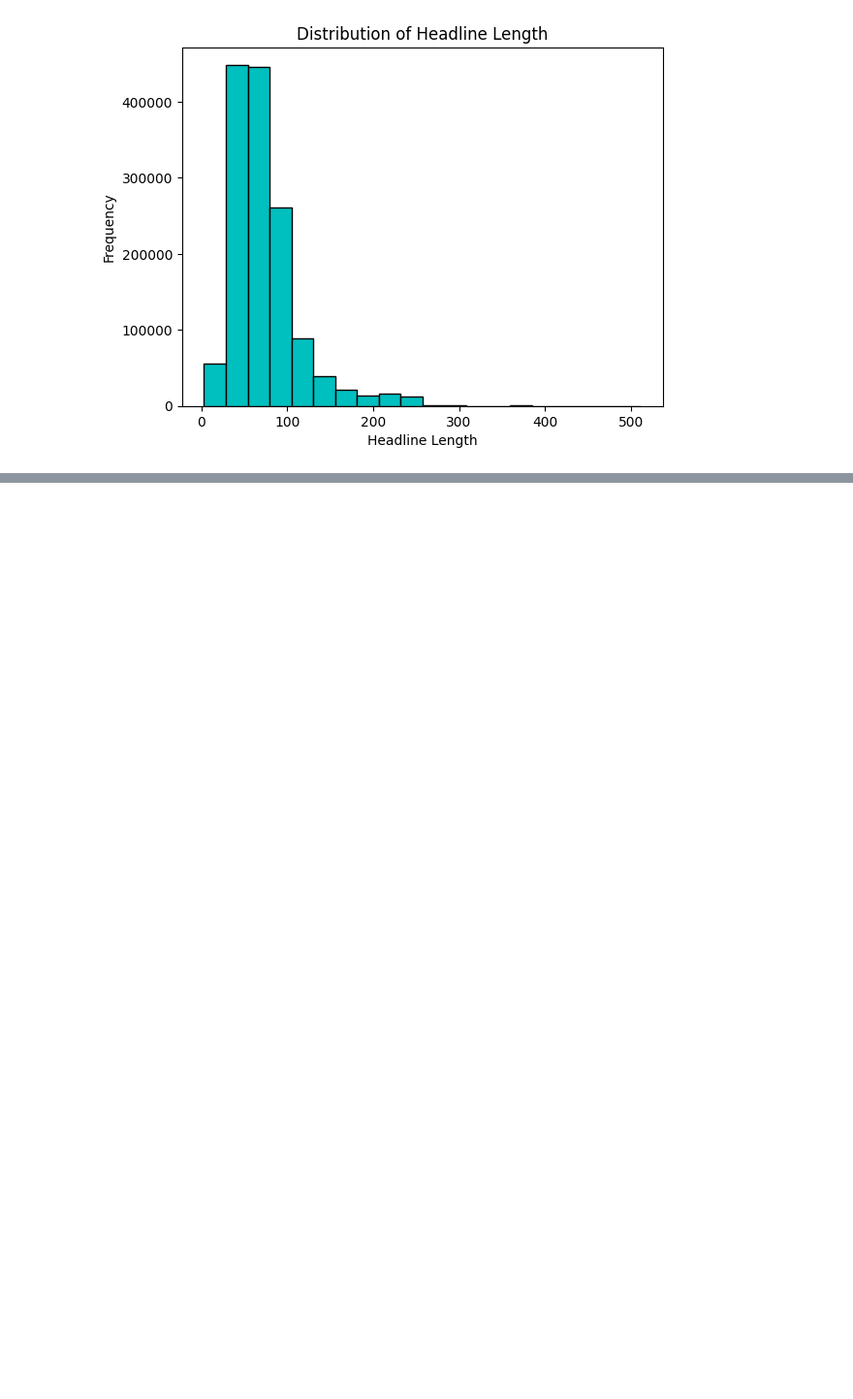
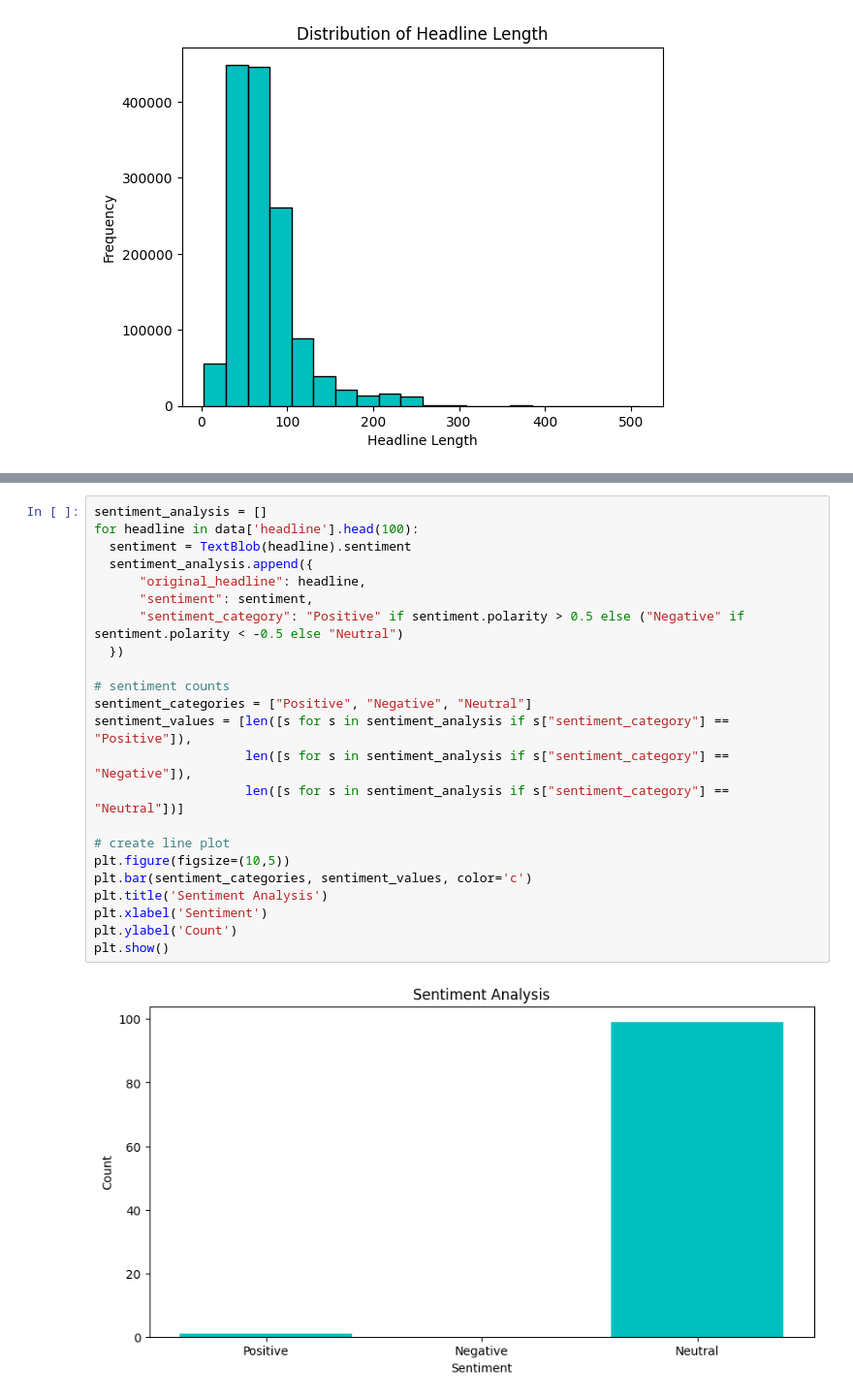
Before and after one commit to IamYunusAli/FNSPID, a Jupyter notebook: notebooks/analysis.ipynb, the cells around one changed output, grey strips where cells are left out. Shown at 97% size. Drawn from its saved outputs; the diff is of its cells as text; blank space fills up the shorter version.

Commit message:
sentiment analysis and time series

```diff
--- a/notebooks/analysis.ipynb
+++ b/notebooks/analysis.ipynb
@@ -58,0 +77,25 @@ plt.show()
+# %%
+sentiment_analysis = []
+for headline in data['headline'].head(100):
+  sentiment = TextBlob(headline).sentiment
+  sentiment_analysis.append({
+      "original_headline": headline,
+      "sentiment": sentiment,
+      "sentiment_category": "Positive" if sentiment.polarity > 0.5 else ("Negative" if sentiment.polarity < -0.5 else "Neutral")
+  })
+
+# sentiment counts
+sentiment_categories = ["Positive", "Negative", "Neutral"]
+sentiment_values = [len([s for s in sentiment_analysis if s["sentiment_category"] == "Positive"]),
+                    len([s for s in sentiment_analysis if s["sentiment_category"] == "Negative"]),
+                    len([s for s in sentiment_analysis if s["sentiment_category"] == "Neutral"])]
+
+# create line plot
+plt.figure(figsize=(10,5))
+plt.bar(sentiment_categories, sentiment_values, color='c')
+plt.title('Sentiment Analysis')
+plt.xlabel('Sentiment')
+plt.ylabel('Count')
+plt.show()
+# %% [output]
+[figure, added]
```
Also changed, not shown: parts of 5 cells of this notebook.
